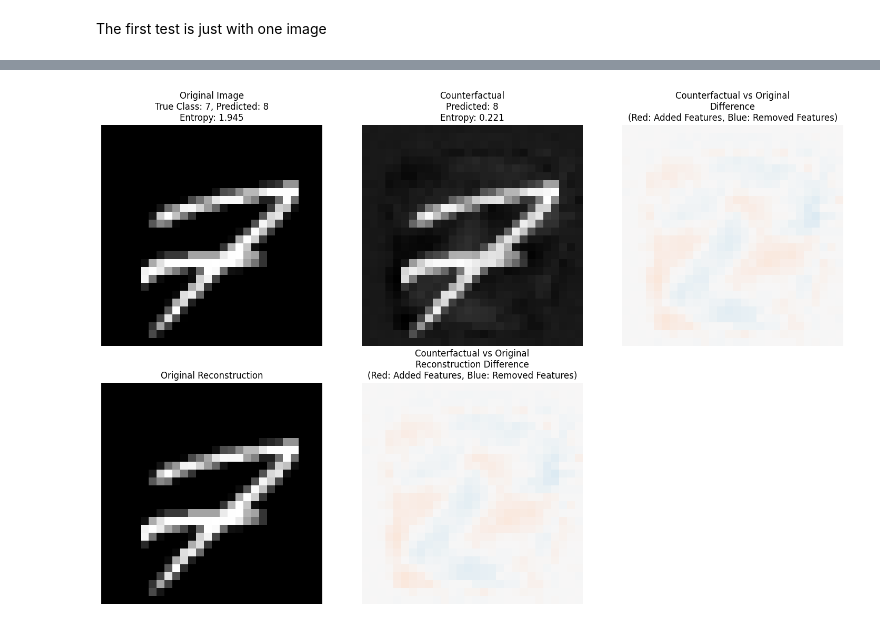
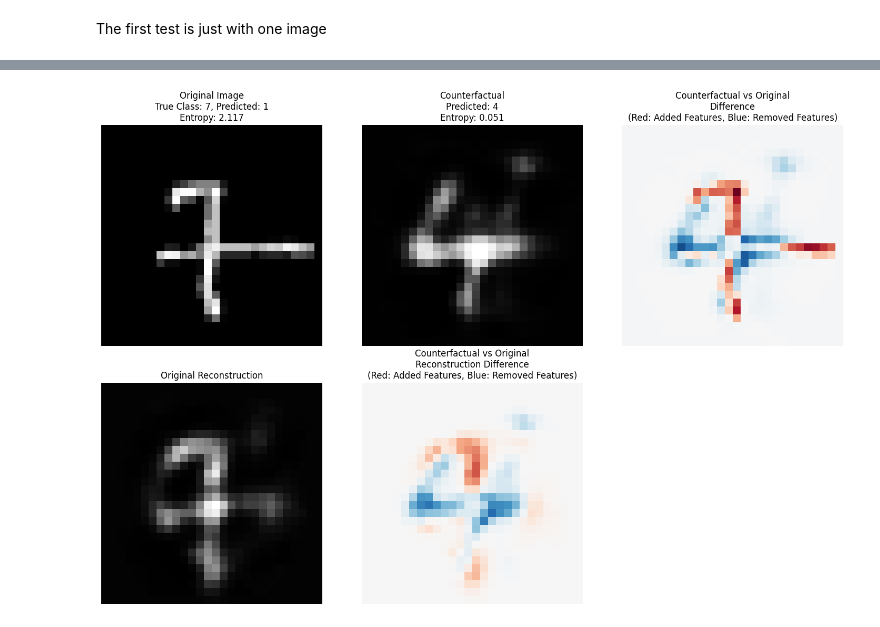
Before and after one commit to confinlay/Bayesian-CE, a Jupyter notebook: MyImplementation/training_notebooks/train-autoencoder-BNN.ipynb, the cells around one changed output, grey strips where cells are left out. Cells and saved outputs as stored; diff of their text form; code cells hidden in the pictures.

Commit message:
made a function for training multiple autoencoders

```diff
--- a/MyImplementation/training_notebooks/train-autoencoder-BNN.ipynb
+++ b/MyImplementation/training_notebooks/train-autoencoder-BNN.ipynb
@@ -180,20 +216,19 @@ Next we'll train the bayesian layers on the input space
 # %%
+import models.BNN_VI as bnn_vi
+importlib.reload(bnn_vi)
 from models.BNN_VI import BayesianNeuralNetworkVI
 
-# Create the identity backbone
-identity_backbone = IdentityBackbone()
-
 # Determine input and output dimensions
-input_dim = 784  # For MNIST flattened input (28x28), adjust as needed
+input_dim = autoencoder.hidden_dim
 output_dim = 10  # Number of classes
 
 # Create the BNN with the identity backbone
 bnn_model = BayesianNeuralNetworkVI(
-    backbone=identity_backbone,
+    backbone=autoencoder,
     input_dim=input_dim,      # This should match your raw input dimension
     output_dim=output_dim,    # Number of classes
     device=device,
-    hidden_dim=512
+    hidden_dim=256
 )
 # %% [markdown]
 And now we trrain
@@ -218,6 +274,9 @@ bnn_model.load_checkpoint("../model_saves/BNN_VI_identity_models/BNN_VI_best_634
  [load_checkpoint] Loaded checkpoint from ../model_saves/BNN_VI_identity_models/BNN_VI_best_634.pt
 # %% [markdown]
 ## Get uncertain images
+# %%
+model = bnn_model
+autoencoder = autoencoder
 # %% [markdown]
 Get the most uncertain images, we need a non-shuffled loader for this.
 # %%
@@ -228,12 +287,12 @@ eval_loader = torch.utils.data.DataLoader(testset, batch_size=64, shuffle=False,
 uncertainties = []
 indices = []
 
-bnn_model.eval()
+model.eval()
 with torch.no_grad():
     for i, (images, _) in enumerate(eval_loader):
         images = images.to(device)
         # Get predictions and uncertainties using BLL model
-        _, uncertainty_dict = bnn_model.predict_with_uncertainty(images)
+        _, uncertainty_dict = model.predict_with_uncertainty(images)
 
         # Store total uncertainties and indices
         uncertainties.extend(uncertainty_dict['total_entropy'].cpu().numpy())
@@ -298,9 +357,6 @@ plot_most_uncertain(testset, sorted_data_indices, sorted_uncertainties, n_plot=2
 # %% [markdown]
 Now we test the "new" CLUE implementation, which accepts only a classifier head, directly optimising the latent code. There is no need for a decoder at each step (and therefore inside the CLUE method).
 Once the latent code is optimised, we pass it through the decoder to get a reconstruction from this notebook.
-# %%
-model = bnn_model
-autoencoder = identity_backbone
 # %% [markdown]
 ### Visualising
 # %% [markdown]
@@ -309,7 +365,7 @@ The first test is just with one image
 from clue import new_CLUE
 
 # Get the most uncertain image and its latent representation
-most_uncertain_idx = sorted_data_indices[0]
+most_uncertain_idx = sorted_data_indices[1]
 uncertain_image, true_label = testset[most_uncertain_idx]
 uncertain_image = uncertain_image.to(device).unsqueeze(0)  # Add batch dimension
 
@@ -323,7 +379,7 @@ clue = new_CLUE.NewCLUE(
     classifier=model,
     z0=z0,
     uncertainty_weight=1.0,
-    distance_weight=1.0,
+    distance_weight=0.01,
     lr=0.01,
     device=device,
     bayesian=True,
@@ -331,7 +387,7 @@ clue = new_CLUE.NewCLUE(
 )
 
 # Optimize to find explanation
-z_explained = clue.optimize(steps=200)
+z_explained = clue.optimize(steps=100)
 
 # Generate reconstructions using decoder
 with torch.no_grad():
@@ -419 +475 @@ Step 199: Loss: 1.3879, Total Entropy: 0.3402, Epistemic Entropy: 0.0724, Aleato
-[figure, old version]
+[figure, new version]
```
Also changed, not shown: parts of 7 cells of this notebook, 9 other files.
